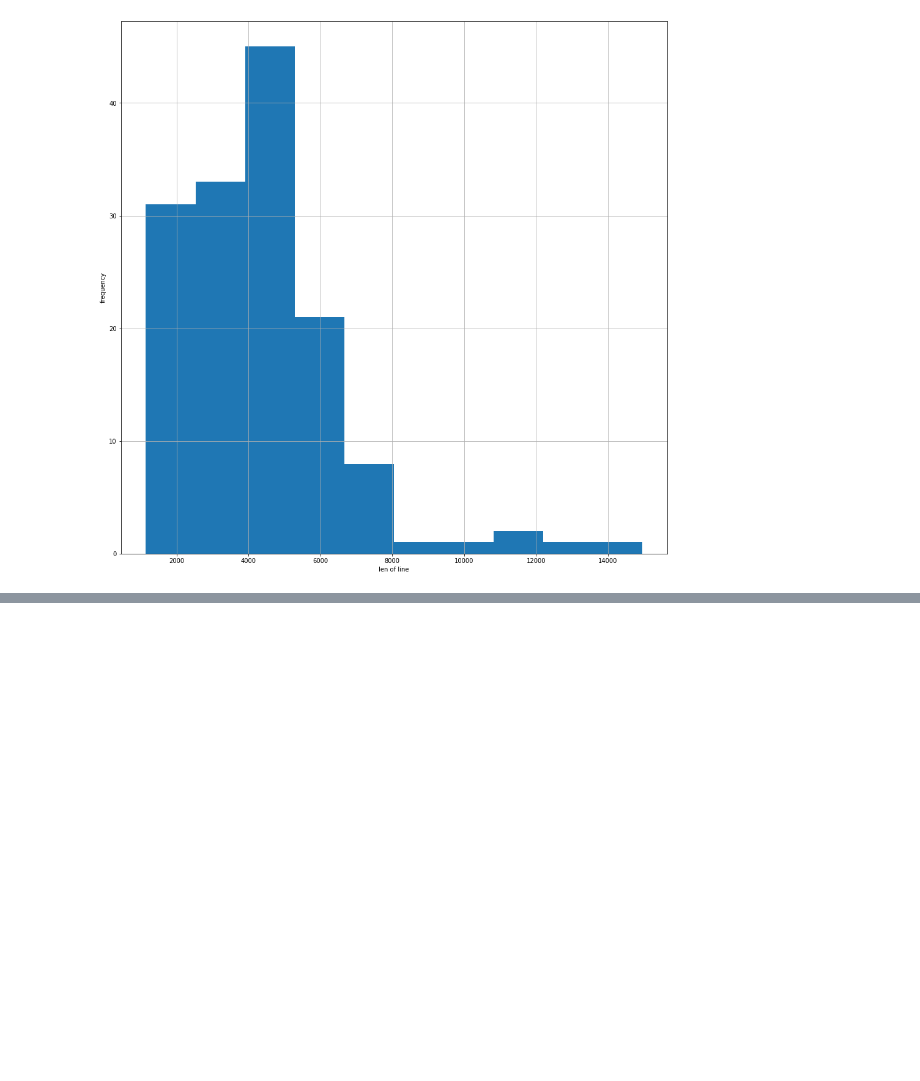
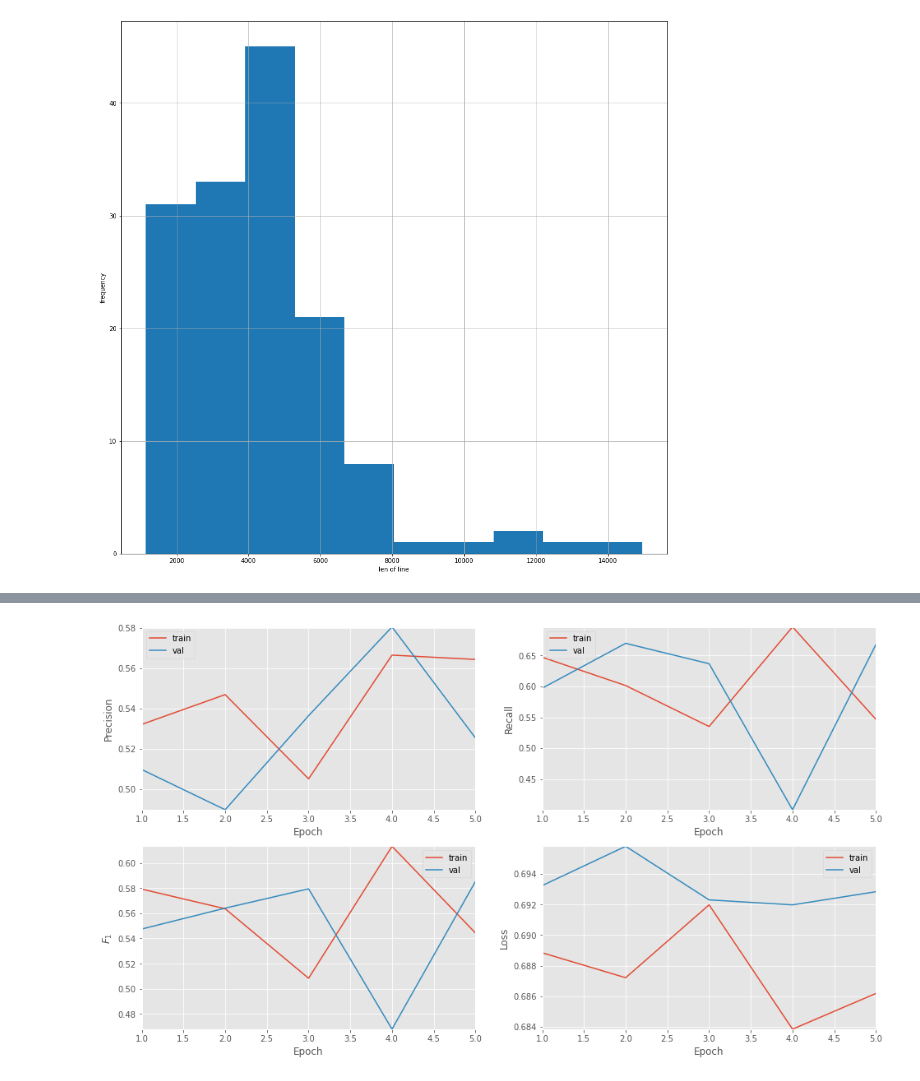
Before and after one commit to alina-krivolapova/my_ds_project, a Jupyter notebook: Jupyter_research.ipynb, the cells around one changed output, grey strips where cells are left out. Drawn from its saved outputs; the diff is of its cells as text; code cells hidden in the pictures; blank space fills up the shorter version.

```diff
--- a/Jupyter_research.ipynb
+++ b/Jupyter_research.ipynb
@@ -259,7 +275,9 @@ x_test_seq = get_sequences(tokenizer, x_test)
 # %%
-#from keras.layers import Input
-#from keras.layers.embeddings import Embedding
+from keras.layers import Input
+from keras.layers.embeddings import Embedding
 
-#news_input = Input(shape=(SENTENCE_LENGTH,), dtype='int32')
-#news_encoder = Embedding(NUM, 100, input_length=SENTENCE_LENGTH,
-#                          weights=[embedding_matrix], trainable=False)(news_input)
+# main layer (our data)
+news_input = Input(shape=(SENTENCE_LENGTH,), dtype='int32')
+# embedding layer: will code input data (news_input) to vector sequence
+news_encoder = Embedding(NUM, DIM, input_length=SENTENCE_LENGTH,
+                          weights=[embedding_matrix], trainable=False)(news_input)
@@ -267,0 +398,7 @@ NameError: name 'embedding_matrix' is not defined
+# %%
+from keras.callbacks import ModelCheckpoint
+
+# use 5 epoch just to be more fast
+checkpoint = ModelCheckpoint("models/cnn-frozen-embeddings-{epoch:02d}-{val_f1:.2f}.hdf5",
+                             monitor='val_f1', save_best_only=True, mode='max')
+history = model.fit(x_train_seq, y_train, batch_size=32, epochs=5, validation_split=0.25, callbacks = [checkpoint])
@@ -267,0 +416,32 @@ NameError: name 'embedding_matrix' is not defined
+# %%
+import numpy as np
+import matplotlib.pyplot as plt
+
+plt.style.use('ggplot')
+
+
+def plot_metric(ax, x1, x2, title):
+    ax.plot(range(1, len(x1) + 1), x1, label='train')
+    ax.plot(range(1, len(x2) + 1), x2, label='val')
+    ax.set_ylabel(title)
+    ax.set_xlabel('Epoch')
+    ax.legend()
+    ax.margins(0)
+
+
+def plot_history(history):
+    fig, axes = plt.subplots(ncols=2, nrows=2, figsize=(16, 9))
+    ax1, ax2, ax3, ax4 = axes.ravel()
+
+    # TODO: what metrics are popular now?
+    plot_metric(ax1, history.history['precision'], history.history['val_precision'], 'Precision')
+    plot_metric(ax2, history.history['recall'], history.history['val_recall'], 'Recall')
+    plot_metric(ax3, history.history['f1'], history.history['val_f1'], "$F_1$")
+    plot_metric(ax4, history.history['loss'], history.history['val_loss'], 'Loss')
+
+    plt.show()
+
+# create plot for current model
+plot_history(history)
+# %% [output]
+[figure, added]
```
Also changed, not shown: parts of 34 cells of this notebook.
